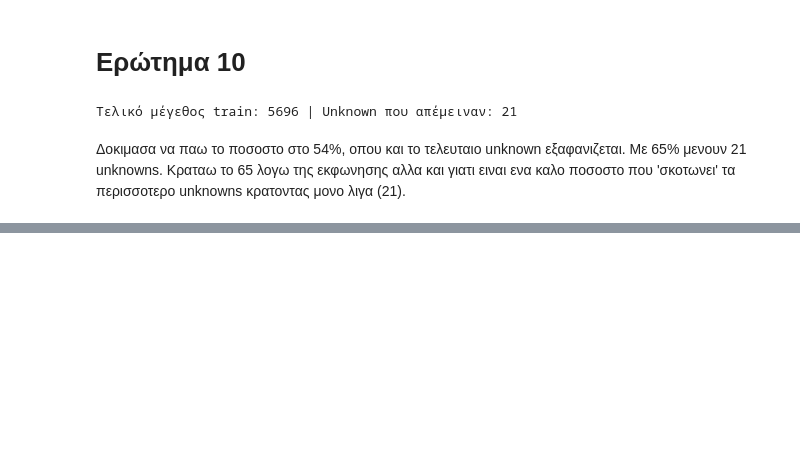
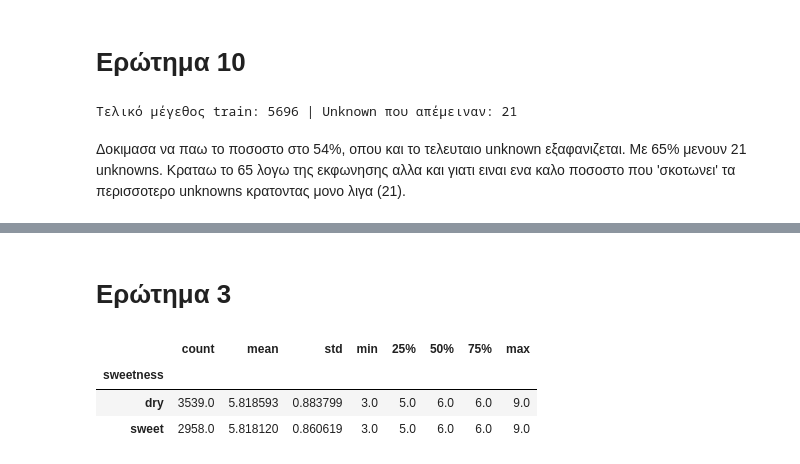
Before and after one commit to avionerman/machine_learning_2025, a Jupyter notebook: Exercise_4_Wines_Evaluation.ipynb, the cells around one changed output, grey strips where cells are left out. Cells and saved outputs as stored; diff of their text form; code cells hidden in the pictures; blank space fills up the shorter version.

```diff
--- a/Exercise_4_Wines_Evaluation.ipynb
+++ b/Exercise_4_Wines_Evaluation.ipynb
@@ -323,0 +388,12 @@ print("Τελικό μέγεθος train:", x_tr.shape[0], " & Unknown που α
+# %% [markdown]
+# Ερώτημα 3
+# %%
+df["sweetness"] = np.where(df["residual sugar"] < 4, "dry", "sweet")
+
+stats = df.groupby("sweetness")["quality"].describe()
+stats
+# %% [output]
+|  | count | mean | std | min | 25% | 50% | 75% | max |
+| sweetness |  |  |  |  |  |  |  |  |
+| dry | 3539.0 | 5.818593 | 0.883799 | 3.0 | 5.0 | 6.0 | 6.0 | 9.0 |
+| sweet | 2958.0 | 5.818120 | 0.860619 | 3.0 | 5.0 | 6.0 | 6.0 | 9.0 |
```
Also changed, not shown: parts of 32 cells of this notebook.
